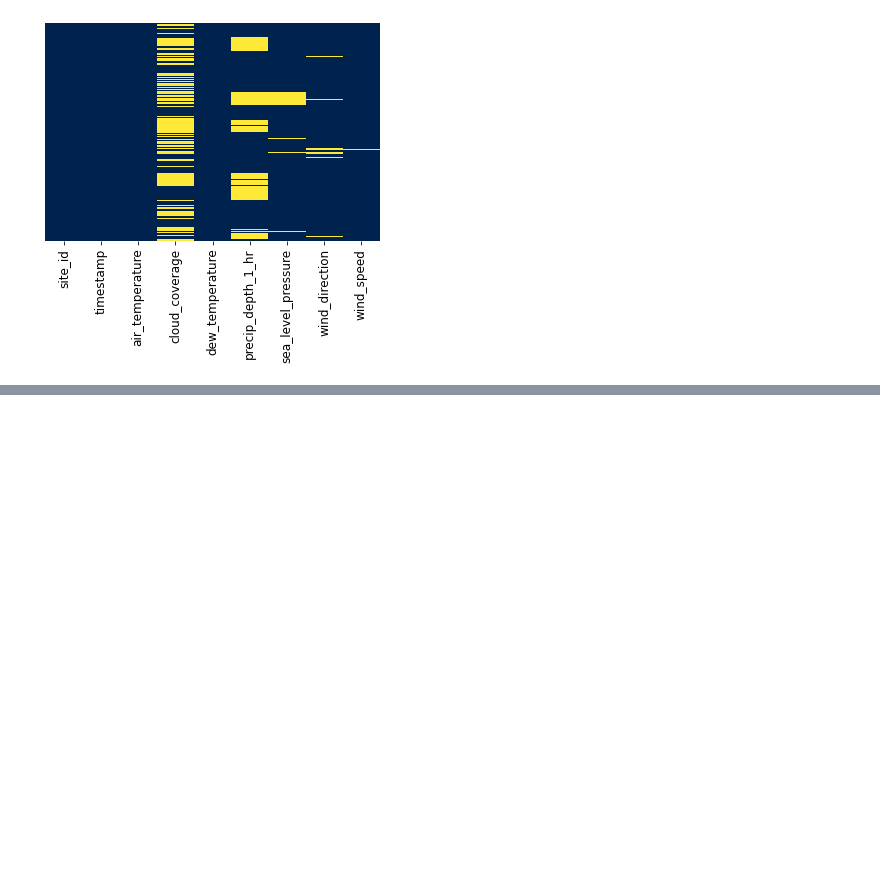
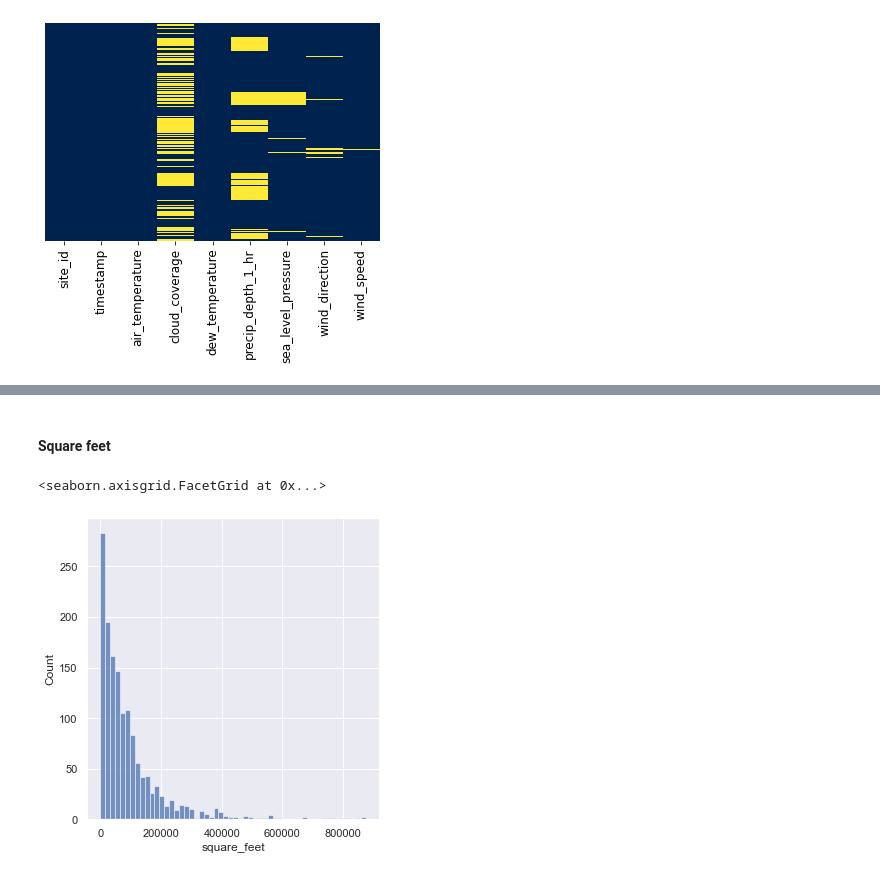
Before and after one commit to PeterStos/ASHRAE---Great-Energy-Predictor-III, a Jupyter notebook: Exploratory_Data_Analysis.ipynb, the cells around one changed output, grey strips where cells are left out. Saved outputs shown, nothing was run; the diff lists cells and outputs as text; code cells hidden in the pictures; blank space fills up the shorter version.

```diff
--- a/Exploratory_Data_Analysis.ipynb
+++ b/Exploratory_Data_Analysis.ipynb
@@ -248,0 +295,7 @@ sns.heatmap(weather_test.isnull(),yticklabels=False,cbar=False,cmap='cividis')
+# %% [markdown]
+#### Square feet
+# %%
+sns.displot(build_meta['square_feet'])
+# %% [output]
+<seaborn.axisgrid.FacetGrid at 0x...>
+[figure, added]
```
Also changed, not shown: parts of 15 cells of this notebook.
